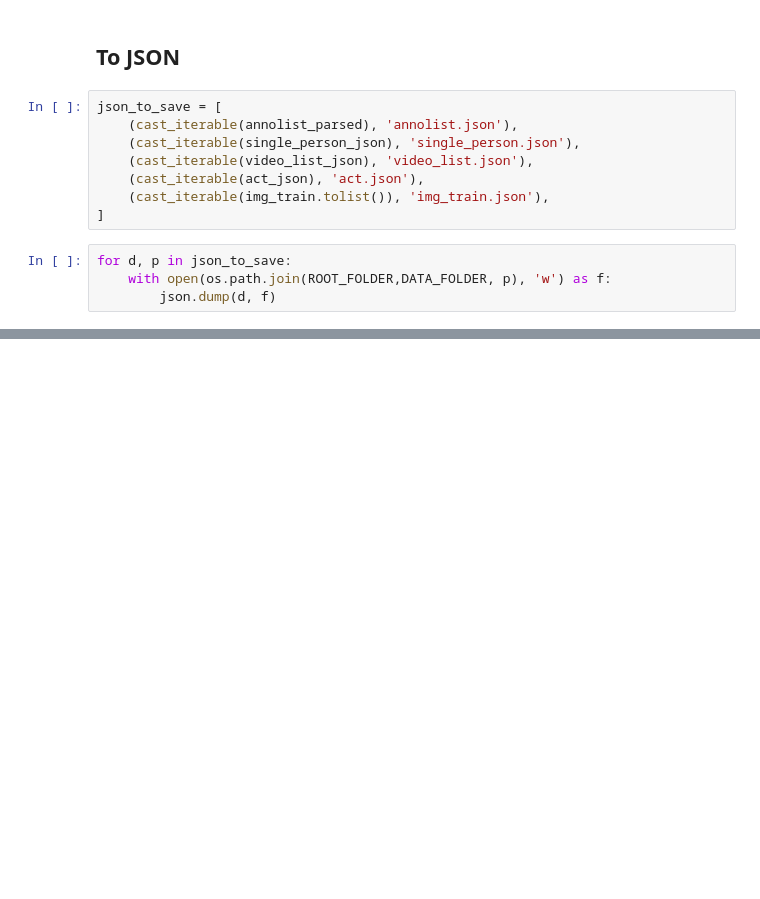
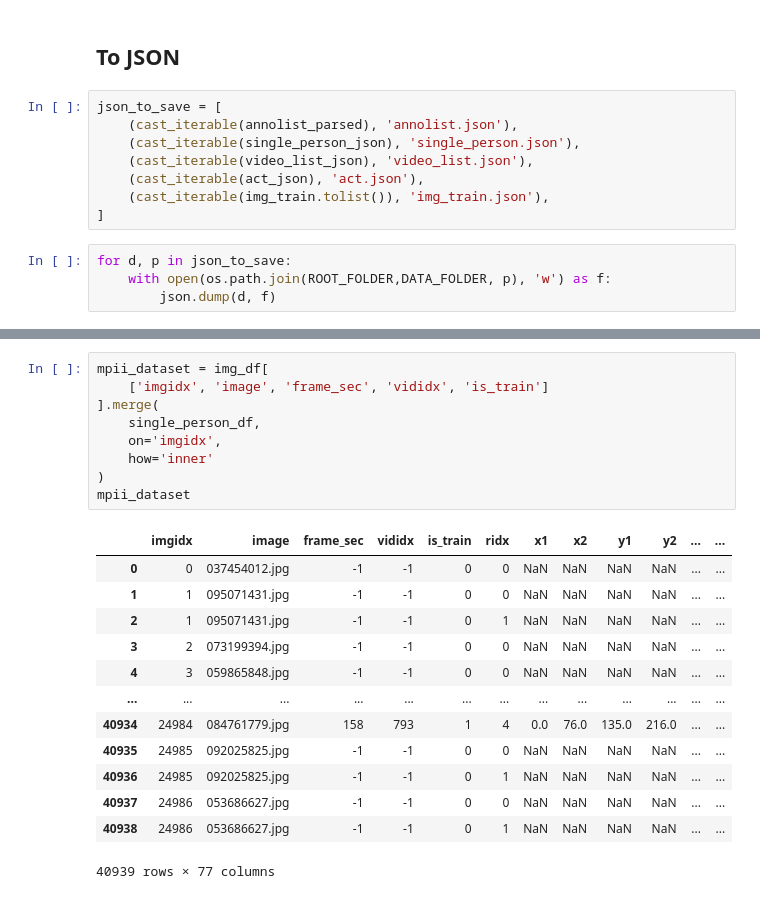
Before and after one commit to wbenbihi/hourglasstensorflow, a Jupyter notebook: notebooks/01 - Parsing MPII Dataset.ipynb, the cells around one changed output, grey strips where cells are left out. Drawn from its saved outputs; the diff is of its cells as text; blank space fills up the shorter version.

```diff
--- a/notebooks/01 - Parsing MPII Dataset.ipynb
+++ b/notebooks/01 - Parsing MPII Dataset.ipynb
@@ -325,0 +552,23 @@ for d, p in json_to_save:
+# %%
+mpii_dataset = img_df[
+    ['imgidx', 'image', 'frame_sec', 'vididx', 'is_train']
+].merge(
+    single_person_df,
+    on='imgidx',
+    how='inner'
+)
+mpii_dataset
+# %% [output]
+|  | imgidx | image | frame_sec | vididx | is_train | ridx | x1 | x2 | y1 | y2 | ... | ... |
+| 0 | 0 | 037454012.jpg | -1 | -1 | 0 | 0 | NaN | NaN | NaN | NaN | ... | ... |
+| 1 | 1 | 095071431.jpg | -1 | -1 | 0 | 0 | NaN | NaN | NaN | NaN | ... | ... |
+| 2 | 1 | 095071431.jpg | -1 | -1 | 0 | 1 | NaN | NaN | NaN | NaN | ... | ... |
+| 3 | 2 | 073199394.jpg | -1 | -1 | 0 | 0 | NaN | NaN | NaN | NaN | ... | ... |
+| 4 | 3 | 059865848.jpg | -1 | -1 | 0 | 0 | NaN | NaN | NaN | NaN | ... | ... |
+| ... | ... | ... | ... | ... | ... | ... | ... | ... | ... | ... | ... | ... |
+| 40934 | 24984 | 084761779.jpg | 158 | 793 | 1 | 4 | 0.0 | 76.0 | 135.0 | 216.0 | ... | ... |
+| 40935 | 24985 | 092025825.jpg | -1 | -1 | 0 | 0 | NaN | NaN | NaN | NaN | ... | ... |
+| 40936 | 24985 | 092025825.jpg | -1 | -1 | 0 | 1 | NaN | NaN | NaN | NaN | ... | ... |
+| 40937 | 24986 | 053686627.jpg | -1 | -1 | 0 | 0 | NaN | NaN | NaN | NaN | ... | ... |
+| 40938 | 24986 | 053686627.jpg | -1 | -1 | 0 | 1 | NaN | NaN | NaN | NaN | ... | ... |
+40939 rows × 77 columns
```
Also changed, not shown: parts of 30 cells of this notebook, 3 other files.
